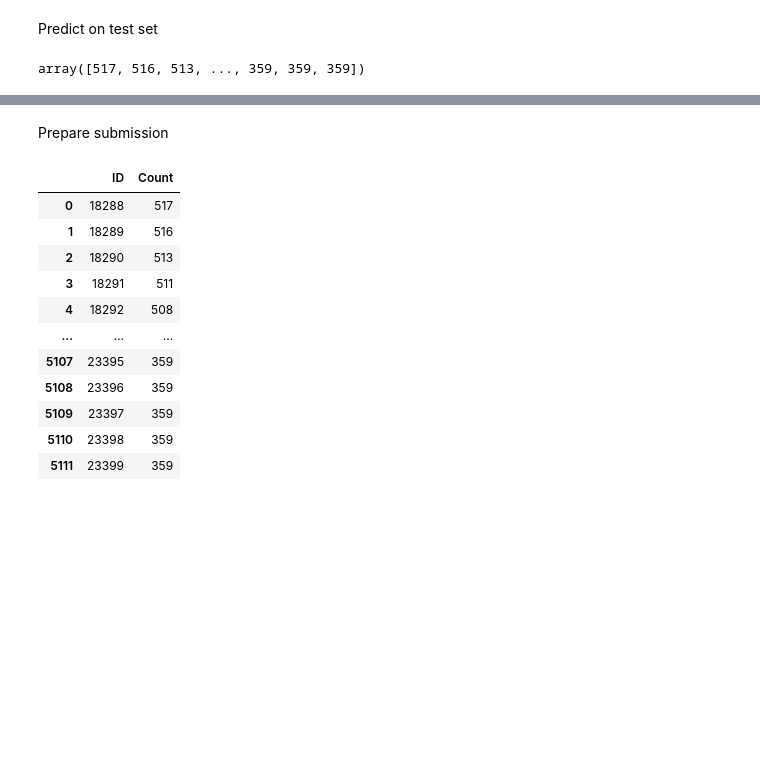
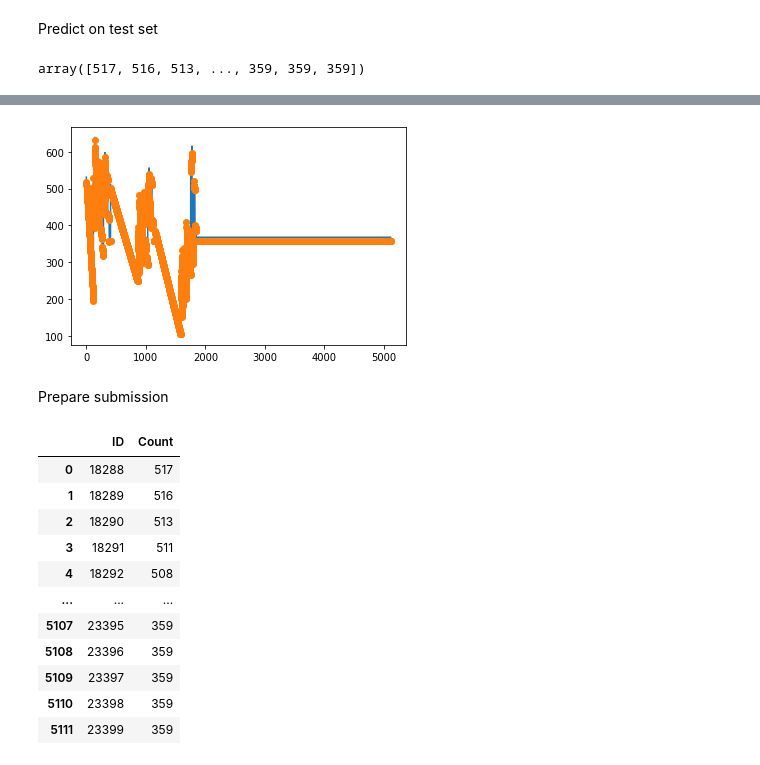
Before and after one commit to TracyRenee61/Jet-Rail-TS, a Jupyter notebook: AV_JetRail_pandas,_numpy_and_sklearn.ipynb, the cells around one changed output, grey strips where cells are left out. Cells and saved outputs as stored; diff of their text form; code cells hidden in the pictures; blank space fills up the shorter version.

```diff
--- a/AV_JetRail_pandas,_numpy_and_sklearn.ipynb
+++ b/AV_JetRail_pandas,_numpy_and_sklearn.ipynb
@@ -345,3 +364,9 @@ array([517, 516, 513, ..., 359, 359, 359])
+# %%
+plt.plot(y_test)
+plt.plot(prediction, 'o')
+plt.show()
+# %% [output]
+[figure, added]
 # %% [markdown]
 Prepare submission
 # %%
```
Also changed, not shown: parts of 4 cells of this notebook.
